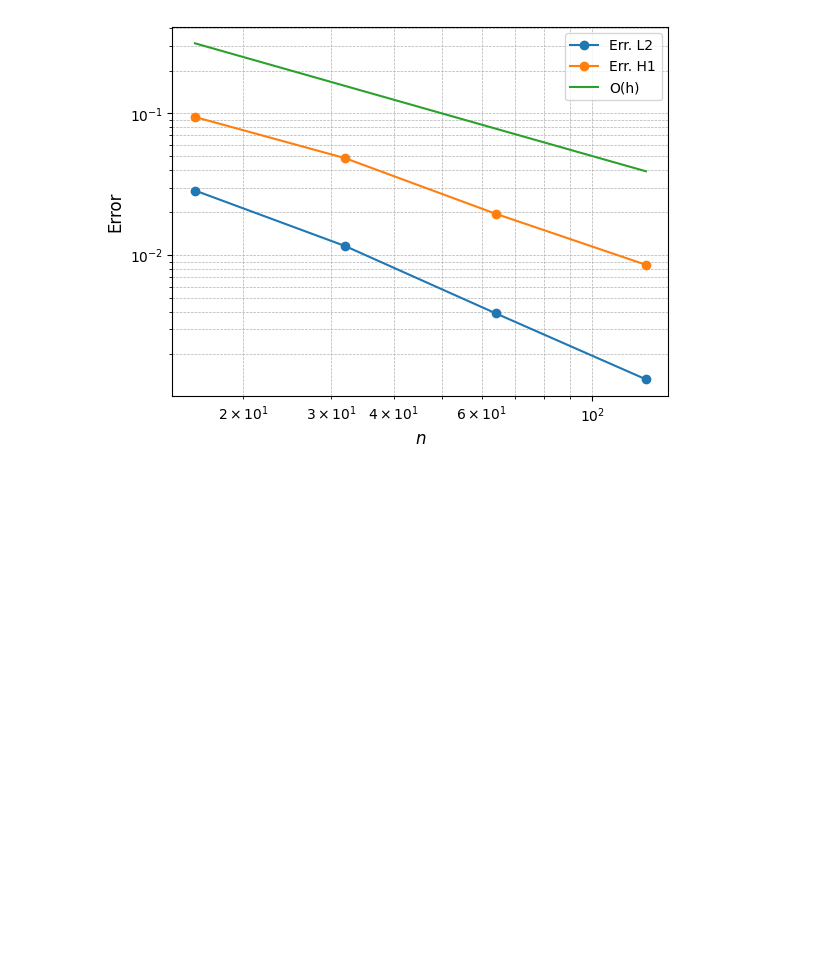
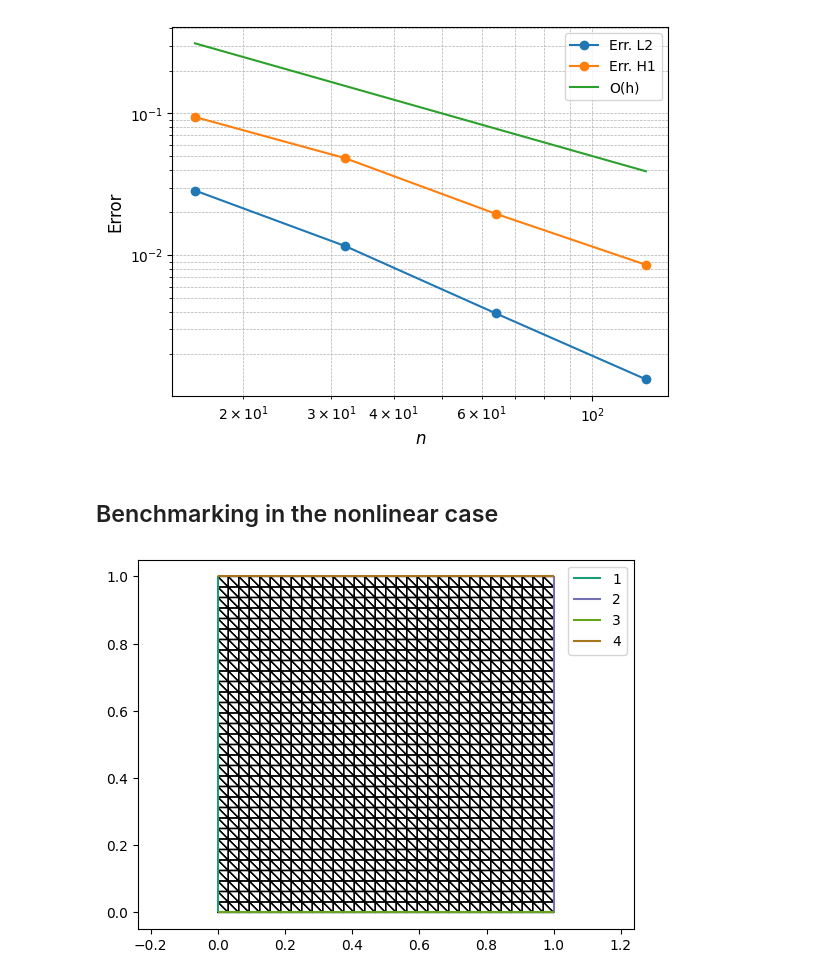
Before and after one commit to lucaciarimboli/tesi, a Jupyter notebook: Firedrake/GradShafranov.ipynb, the cells around one changed output. Drawn from its saved outputs; the diff is of its cells as text; code cells hidden in the pictures; blank space fills up the shorter version.

Commit message:
nonlinear case trial

```diff
--- a/Firedrake/GradShafranov.ipynb
+++ b/Firedrake/GradShafranov.ipynb
@@ -331,3 +331,21 @@ plt.grid(True, which="both", linestyle="--", linewidth=0.5)
   0 SNES Function norm 1.260536716974e+01
   1 SNES Function norm 1.323329086332e-10
 [figure]
+# %% [markdown]
+## Benchmarking in the nonlinear case
+# %%
+# Import Mesh:
+n = 32
+mesh = UnitSquareMesh(n, n)
+
+# Plot it
+fig, ax = plt.subplots()
+triplot(mesh, axes=ax)
+ax.legend()
+ax.axis('equal')
+
+# Define Function Space
+V = FunctionSpace(mesh, 'P', 2)
+x,y = SpatialCoordinate(mesh) # R = x, z = y.
+# %% [output]
+[figure, added]
```
Also changed, not shown: parts of 5 cells of this notebook.
